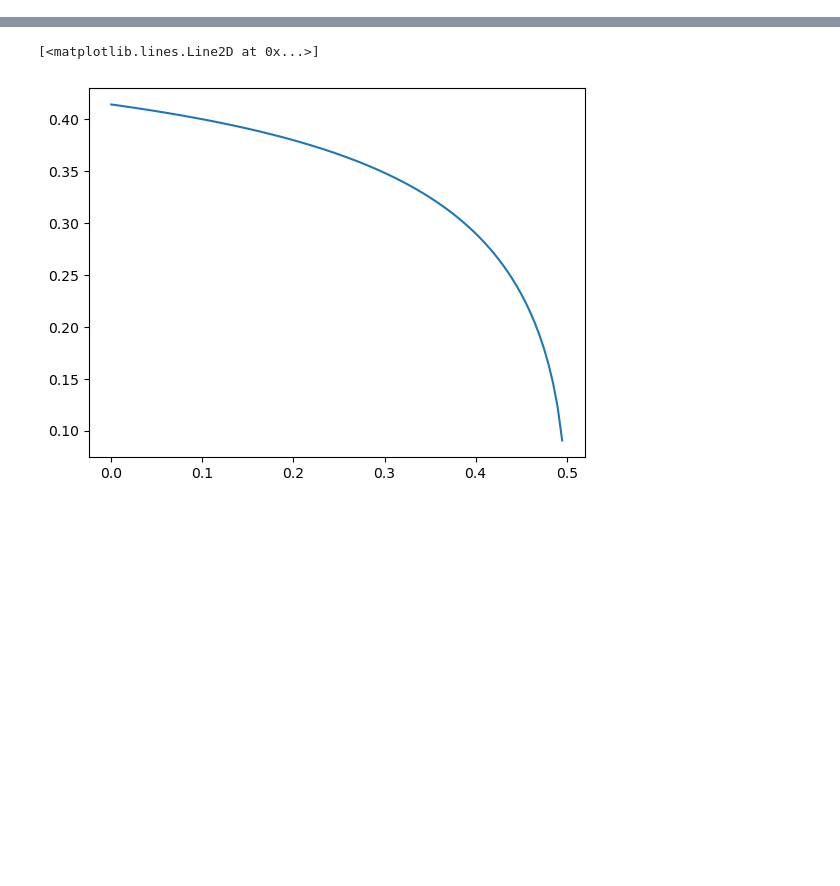
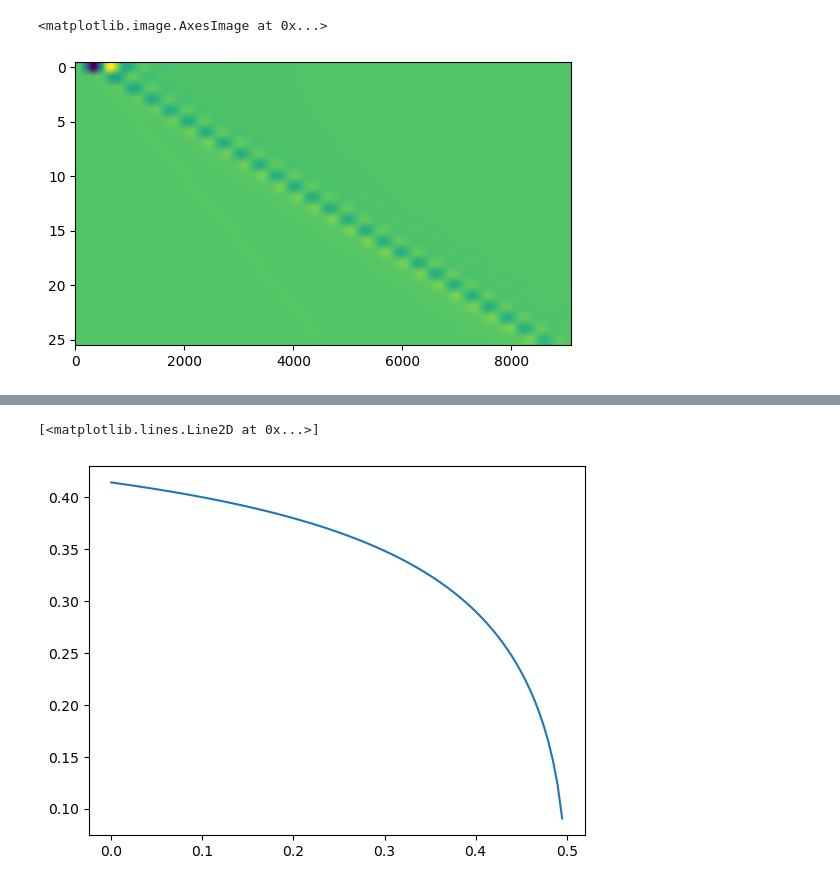
Before and after one commit to terilat/SGYAnalyzer, a Jupyter notebook: convergence_check.ipynb, the cells around one changed output, grey strips where cells are left out. Drawn from its saved outputs; the diff is of its cells as text; code cells hidden in the pictures; blank space fills up the shorter version.

```diff
--- a/convergence_check.ipynb
+++ b/convergence_check.ipynb
@@ -329,0 +33,5 @@ print(demphire.tensors_list[20][7].shape)
+# %%
+plt.imshow(tensor_0['Uy'], aspect=200)
+# %% [output]
+<matplotlib.image.AxesImage at 0x...>
+[figure, added]
```
Also changed, not shown: parts of 22 cells of this notebook, 33 other files.
